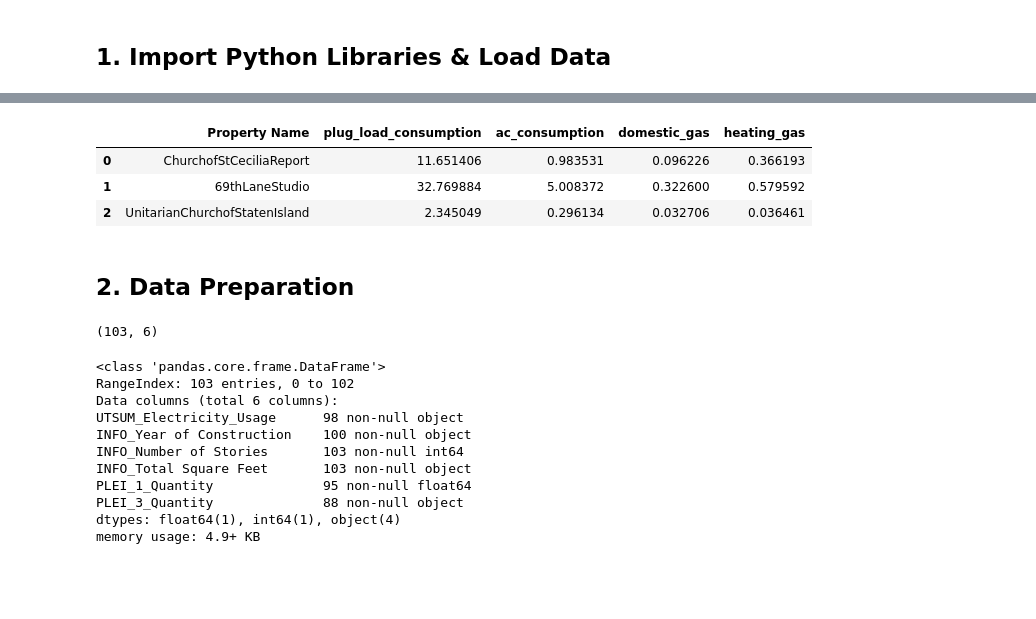
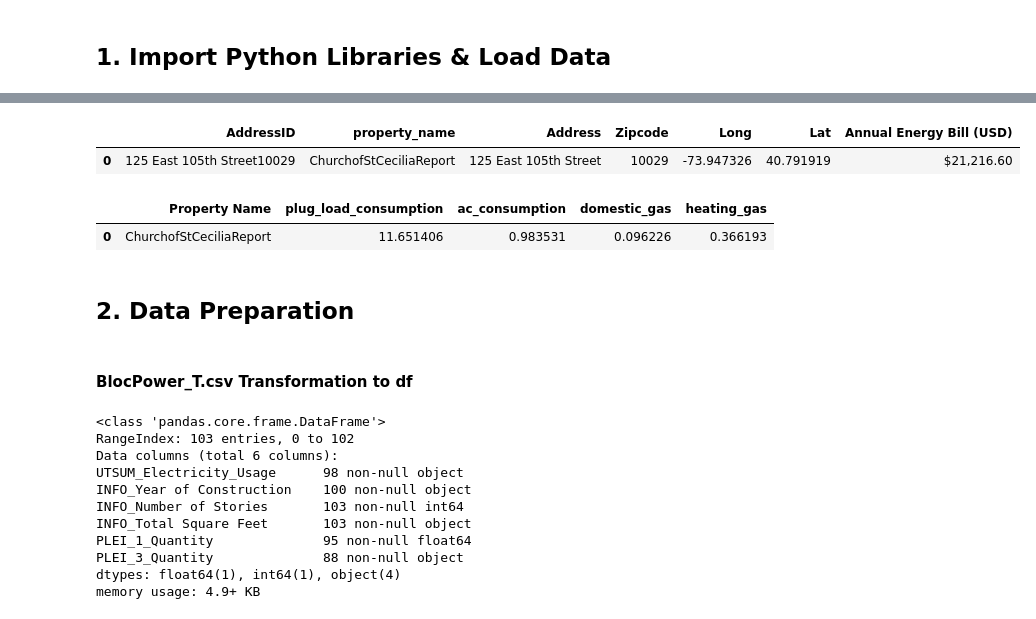
Before and after one commit to gpguerra7/-Energy-Efficiency-Project, a Jupyter notebook: Modelling Energy Usage in New York.ipynb, the cells around one changed output, grey strips where cells are left out. Drawn from its saved outputs; the diff is of its cells as text; code cells hidden in the pictures; blank space fills up the shorter version.

```diff
--- a/Modelling Energy Usage in New York.ipynb
+++ b/Modelling Energy Usage in New York.ipynb
@@ -33,18 +27,19 @@ bloc_df.head(3)
+# %%
+#Buidling information provided by BlocPower
+energy_loc_df.head(1)
+# %% [output]
+|  | AddressID | property_name | Address | Zipcode | Long | Lat | Annual Energy Bill (USD) |
+| 0 | 125 East 105th Street10029 | ChurchofStCeciliaReport | 125 East 105th Street | 10029 | -73.947326 | 40.791919 | $21,216.60 |
 # %%
 #Public buidling energy data
-cdd_hdd_df.head(3)
+cdd_hdd_df.head(1)
 # %% [output]
 |  | Property Name | plug_load_consumption | ac_consumption | domestic_gas | heating_gas |
 | 0 | ChurchofStCeciliaReport | 11.651406 | 0.983531 | 0.096226 | 0.366193 |
-| 1 | 69thLaneStudio | 32.769884 | 5.008372 | 0.322600 | 0.579592 |
-| 2 | UnitarianChurchofStatenIsland | 2.345049 | 0.296134 | 0.032706 | 0.036461 |
 # %% [markdown]
 ## 2. Data Preparation
-# %%
-#Size
-bloc_df.shape
-# %% [output]
-(103, 6)
+# %% [markdown]
+#### BlocPower_T.csv Transformation to df
 # %%
 #display info
 bloc_df.info()
```
Also changed, not shown: parts of 17 cells of this notebook, 1 other file.
